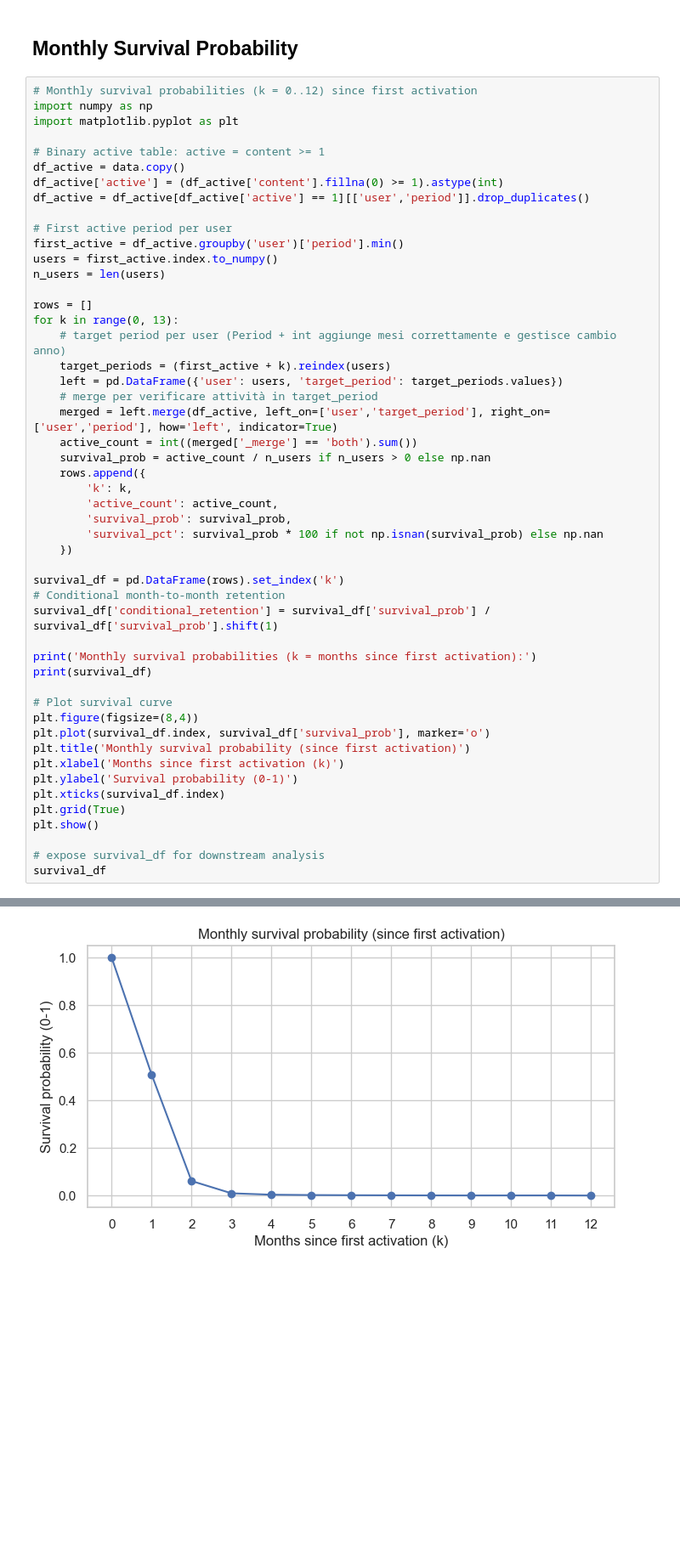
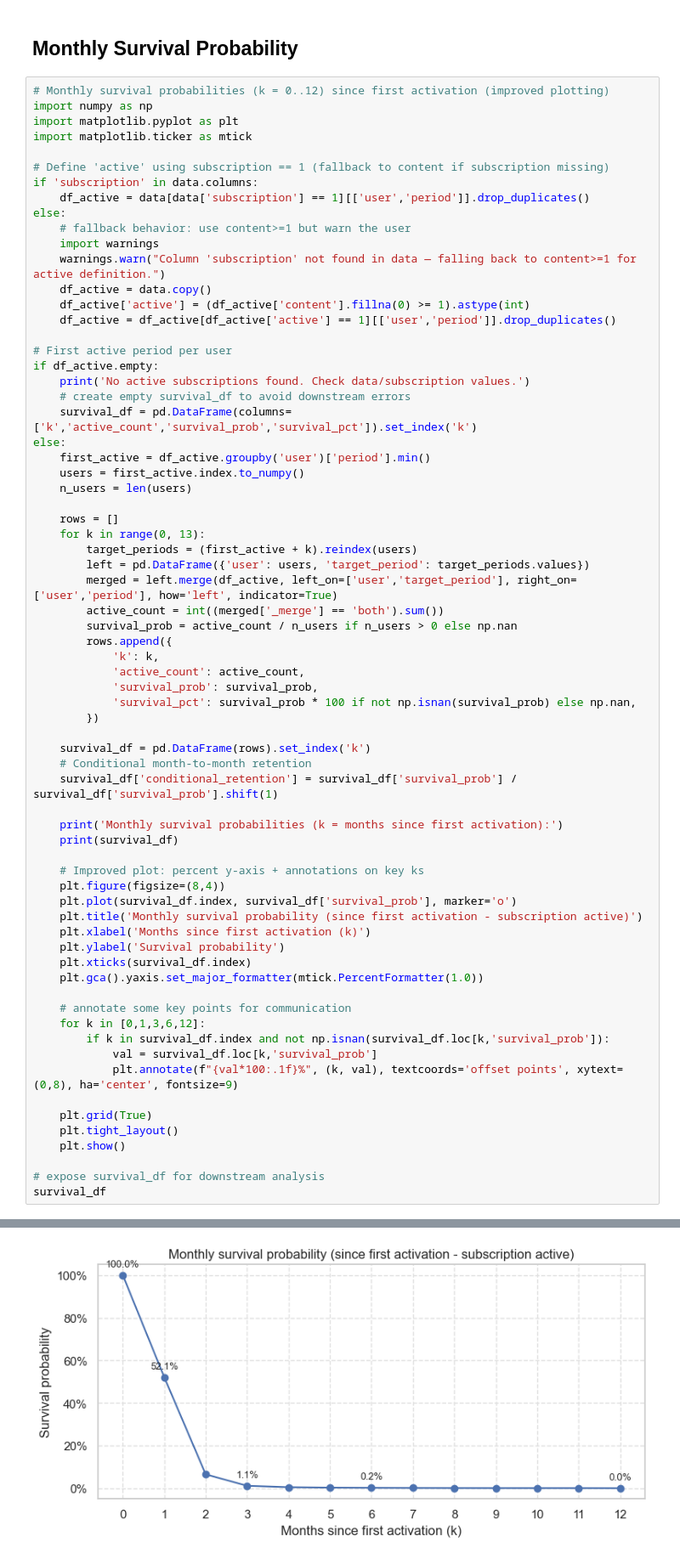
Before and after one commit to giacomomaggiore/netflix-marketing-project, a Jupyter notebook: netlix-users-analysis.ipynb, the cells around one changed output, grey strips where cells are left out. Shown at 85% size. Cells and saved outputs as stored; diff of their text form; blank space fills up the shorter version.

```diff
--- a/netlix-users-analysis.ipynb
+++ b/netlix-users-analysis.ipynb
@@ -413,52 +450,71 @@ Percent of users active after k months since first activation:
 # %% [markdown]
 ## Monthly Survival Probability
 # %%
-# Monthly survival probabilities (k = 0..12) since first activation
+# Monthly survival probabilities (k = 0..12) since first activation (improved plotting)
 import numpy as np
 import matplotlib.pyplot as plt
+import matplotlib.ticker as mtick
 
-# Binary active table: active = content >= 1
-df_active = data.copy()
-df_active['active'] = (df_active['content'].fillna(0) >= 1).astype(int)
-df_active = df_active[df_active['active'] == 1][['user','period']].drop_duplicates()
+# Define 'active' using subscription == 1 (fallback to content if subscription missing)
+if 'subscription' in data.columns:
+    df_active = data[data['subscription'] == 1][['user','period']].drop_duplicates()
+else:
+    # fallback behavior: use content>=1 but warn the user
+    import warnings
+    warnings.warn("Column 'subscription' not found in data — falling back to content>=1 for active definition.")
+    df_active = data.copy()
+    df_active['active'] = (df_active['content'].fillna(0) >= 1).astype(int)
+    df_active = df_active[df_active['active'] == 1][['user','period']].drop_duplicates()
 
 # First active period per user
-first_active = df_active.groupby('user')['period'].min()
-users = first_active.index.to_numpy()
-n_users = len(users)
+if df_active.empty:
+    print('No active subscriptions found. Check data/subscription values.')
+    # create empty survival_df to avoid downstream errors
+    survival_df = pd.DataFrame(columns=['k','active_count','survival_prob','survival_pct']).set_index('k')
+else:
+    first_active = df_active.groupby('user')['period'].min()
+    users = first_active.index.to_numpy()
+    n_users = len(users)
 
-rows = []
-for k in range(0, 13):
-    # target period per user (Period + int aggiunge mesi correttamente e gestisce cambio anno)
-    target_periods = (first_active + k).reindex(users)
-    left = pd.DataFrame({'user': users, 'target_period': target_periods.values})
-    # merge per verificare attività in target_period
-    merged = left.merge(df_active, left_on=['user','target_period'], right_on=['user','period'], how='left', indicator=True)
-    active_count = int((merged['_merge'] == 'both').sum())
-    survival_prob = active_count / n_users if n_users > 0 else np.nan
-    rows.append({
-        'k': k,
-        'active_count': active_count,
-        'survival_prob': survival_prob,
-        'survival_pct': survival_prob * 100 if not np.isnan(survival_prob) else np.nan
-    })
+    rows = []
+    for k in range(0, 13):
+        target_periods = (first_active + k).reindex(users)
+        left = pd.DataFrame({'user': users, 'target_period': target_periods.values})
+        merged = left.merge(df_active, left_on=['user','target_period'], right_on=['user','period'], how='left', indicator=True)
+        active_count = int((merged['_merge'] == 'both').sum())
+        survival_prob = active_count / n_users if n_users > 0 else np.nan
+        rows.append({
+            'k': k,
+            'active_count': active_count,
+            'survival_prob': survival_prob,
+            'survival_pct': survival_prob * 100 if not np.isnan(survival_prob) else np.nan,
+        })
 
-survival_df = pd.DataFrame(rows).set_index('k')
-# Conditional month-to-month retention
-survival_df['conditional_retention'] = survival_df['survival_prob'] / survival_df['survival_prob'].shift(1)
+    survival_df = pd.DataFrame(rows).set_index('k')
+    # Conditional month-to-month retention
+    survival_df['conditional_retention'] = survival_df['survival_prob'] / survival_df['survival_prob'].shift(1)
 
-print('Monthly survival probabilities (k = months since first activation):')
-print(survival_df)
+    print('Monthly survival probabilities (k = months since first activation):')
+    print(survival_df)
 
-# Plot survival curve
-plt.figure(figsize=(8,4))
-plt.plot(survival_df.index, survival_df['survival_prob'], marker='o')
-plt.title('Monthly survival probability (since first activation)')
-plt.xlabel('Months since first activation (k)')
-plt.ylabel('Survival probability (0-1)')
-plt.xticks(survival_df.index)
-plt.grid(True)
-plt.show()
+    # Improved plot: percent y-axis + annotations on key ks
+    plt.figure(figsize=(8,4))
+    plt.plot(survival_df.index, survival_df['survival_prob'], marker='o')
+    plt.title('Monthly survival probability (since first activation - subscription active)')
+    plt.xlabel('Months since first activation (k)')
+    plt.ylabel('Survival probability')
+    plt.xticks(survival_df.index)
+    plt.gca().yaxis.set_major_formatter(mtick.PercentFormatter(1.0))
+
+    # annotate some key points for communication
+    for k in [0,1,3,6,12]:
+        if k in survival_df.index and not np.isnan(survival_df.loc[k,'survival_prob']):
+            val = survival_df.loc[k,'survival_prob']
+            plt.annotate(f"{val*100:.1f}%", (k, val), textcoords='offset points', xytext=(0,8), ha='center', fontsize=9)
+
+    plt.grid(True)
+    plt.tight_layout()
+    plt.show()
 
 # expose survival_df for downstream analysis
 survival_df
@@ -481,4 +537,4 @@ k
 12             0       0.000000      0.000000               0.000000
-[figure, old version]
+[figure, new version]
 |  | active_count | survival_prob | survival_pct | conditional_retention |
 | k |  |  |  |  |
```
Also changed, not shown: parts of 7 cells of this notebook, 1 other file.
